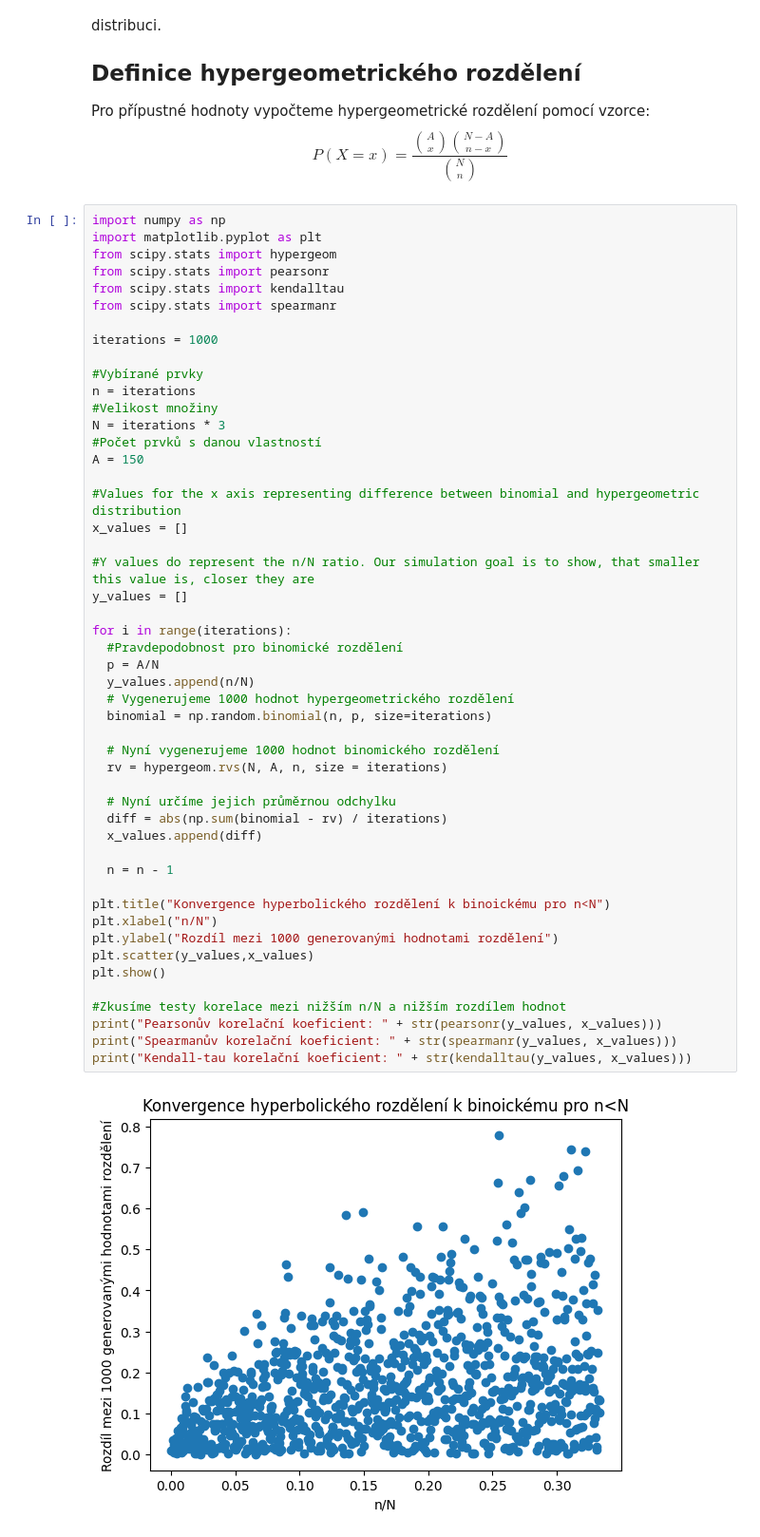
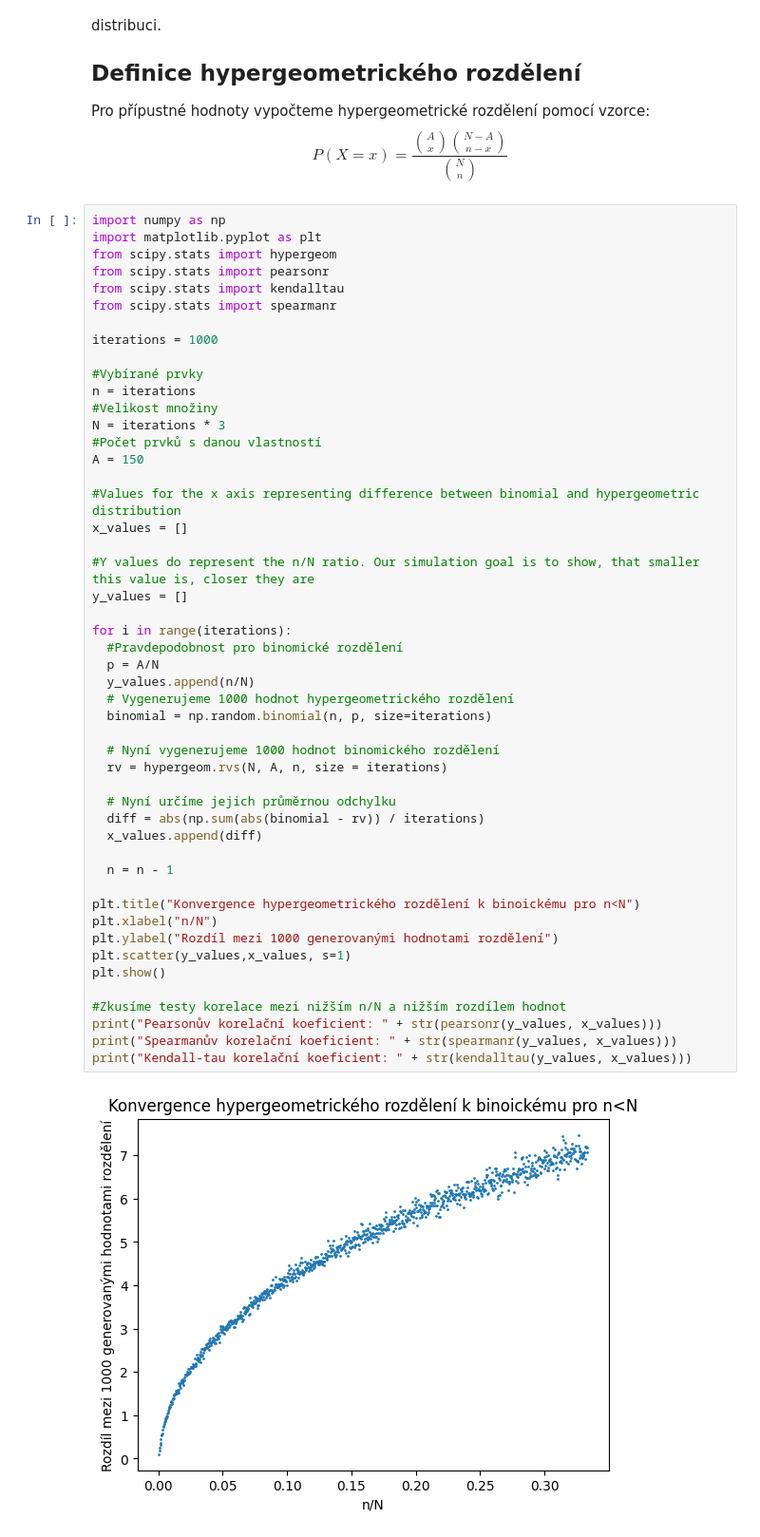
Before and after one commit to jakvitov/math_simulations, a Jupyter notebook: AproximaceRozdeleni.ipynb, the cells around one changed output. Shown at 95% size. Cells and saved outputs as stored; diff of their text form.

```diff
--- a/AproximaceRozdeleni.ipynb
+++ b/AproximaceRozdeleni.ipynb
@@ -31,34 +31,34 @@ A = 150
 #Values for the x axis representing difference between binomial and hypergeometric distribution
 x_values = []
 
 #Y values do represent the n/N ratio. Our simulation goal is to show, that smaller this value is, closer they are
 y_values = []
 
 for i in range(iterations):
   #Pravdepodobnost pro binomické rozdělení
   p = A/N
   y_values.append(n/N)
   # Vygenerujeme 1000 hodnot hypergeometrického rozdělení
   binomial = np.random.binomial(n, p, size=iterations)
 
   # Nyní vygenerujeme 1000 hodnot binomického rozdělení
   rv = hypergeom.rvs(N, A, n, size = iterations)
 
   # Nyní určíme jejich průměrnou odchylku
-  diff = abs(np.sum(binomial - rv) / iterations)
+  diff = abs(np.sum(abs(binomial - rv)) / iterations)
   x_values.append(diff)
 
   n = n - 1
 
-plt.title("Konvergence hyperbolického rozdělení k binoickému pro n<N")
+plt.title("Konvergence hypergeometrického rozdělení k binoickému pro n<N")
 plt.xlabel("n/N")
 plt.ylabel("Rozdíl mezi 1000 generovanými hodnotami rozdělení")
-plt.scatter(y_values,x_values)
+plt.scatter(y_values,x_values, s=1)
 plt.show()
 
 #Zkusíme testy korelace mezi nižším n/N a nižším rozdílem hodnot
 print("Pearsonův korelační koeficient: " + str(pearsonr(y_values, x_values)))
 print("Spearmanův korelační koeficient: " + str(spearmanr(y_values, x_values)))
 print("Kendall-tau korelační koeficient: " + str(kendalltau(y_values, x_values)))
 # %% [output]
-[figure, old version]
+[figure, new version]
```
Also changed, not shown: parts of 3 cells of this notebook.
